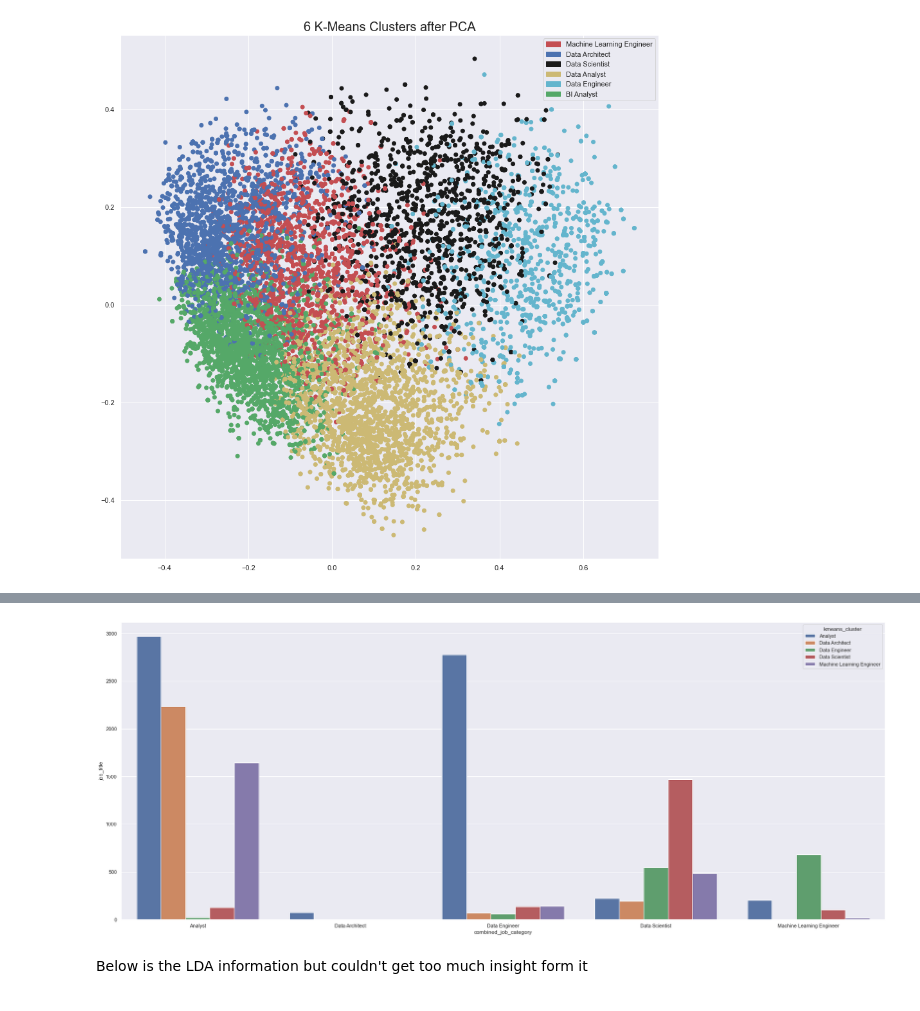
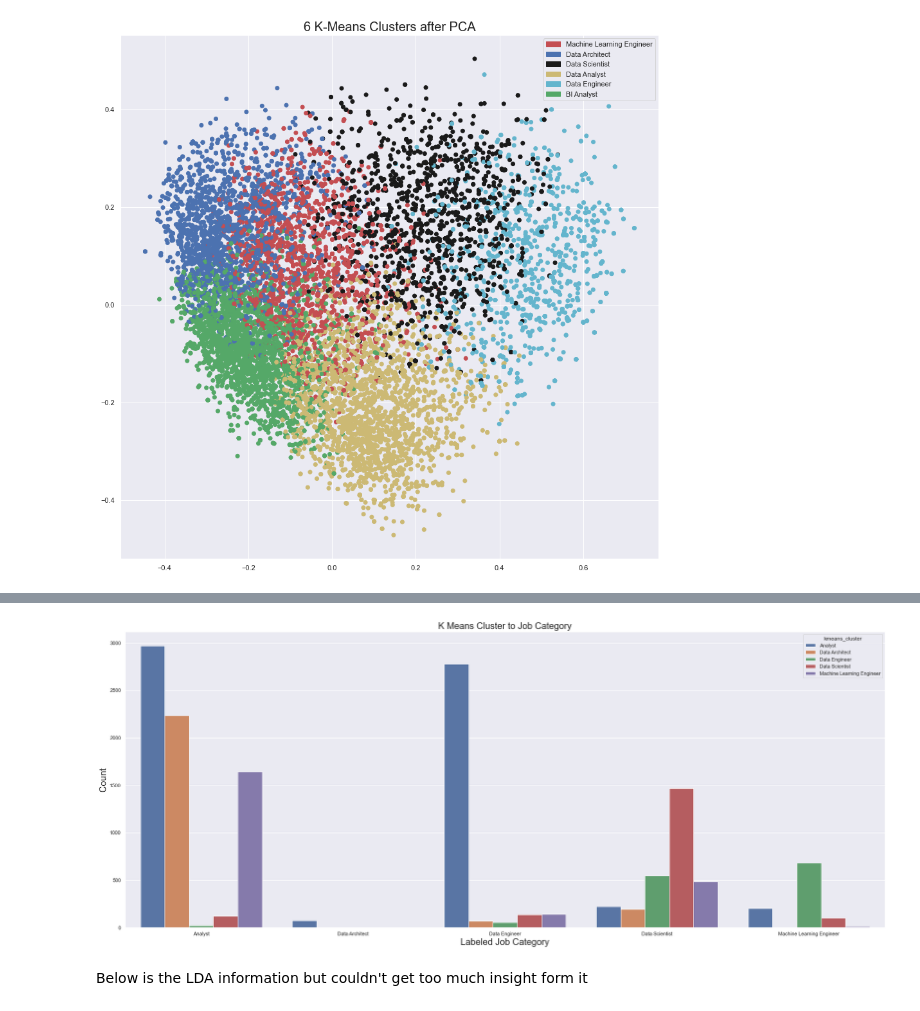
Before and after one commit to molieriAC/DSTools1_FinalProject, a Jupyter notebook: indeedFeatureExtraction.ipynb, the cells around one changed output, grey strips where cells are left out. Drawn from its saved outputs; the diff is of its cells as text; code cells hidden in the pictures.

Commit message:
final changes to the Feature Extraction file and a new image

```diff
--- a/indeedFeatureExtraction.ipynb
+++ b/indeedFeatureExtraction.ipynb
@@ -206,0 +219,7 @@ plt.savefig('Images/Count_of_Job_Posts_that_include_Salary_Range.png')
+# %%
+sns.set(rc={'figure.figsize':(22,12)})
+ax = sns.barplot(x='state', y='percentage', data=jobs_joined,ci=None)
+plt.title('Percentage of Job Posts that include Salary Range',fontsize = 20)
+plt.xlabel("State",fontsize=20)
+plt.ylabel("Percentage",fontsize=20)
+plt.savefig('Images/Perc_of_Job_Posts_that_include_Salary_Range.png')
@@ -247,7 +268,9 @@ stoplist = ["year", "experience", "opportunity", "employer", "sexual", "orientat
         "write", "within", "and/or", "qualify", "prefer", "policy", "vaccination", "vaccine", "time", "qualification", \
         "qualify", "be", "without", "want", "prefer", "through", "like", "within", "inclusive", "inclusion", "organization",\
         "leave", "base", "package", "bring", "must", "candidate",  "without", "diversity", ] \
-    + [word.lower() for company in indeed_df.company_name.unique() for word in company]
+    + [word.lower() for company in indeed_df.company_name.unique() for word in company.split(' ')] \
+    + [word.lower() for category in indeed_df.job_category.unique() for word in category.split(' ')] \
+    + [word.lower() for title in indeed_df.job_title.unique() for word in title.split(' ')]
 # %%
 def preprocess(text):
     """ 1. Removes Punctuations
@@ -423,13 +402,13 @@ sample_df
 # %%
 salary_by_job_state_mean = sample_df.loc[:,['kmeans_cluster','combined_job_category','job_title']].groupby(['combined_job_category', 'kmeans_cluster'])['job_title'].count().reset_index()
 sns.set(rc={'figure.figsize':(30,12)})
 ax = sns.barplot(x='combined_job_category', y='job_title', hue='kmeans_cluster', data=salary_by_job_state_mean)
-# plt.title('Average Salary by Job Category Colored by State',fontsize = 20)
-# plt.xlabel("Job Category",fontsize=20)
-# plt.ylabel("Average Salary",fontsize=20)
-# plt.savefig('Images/Average_Salary_by_Job_Category_by_State.png')
+plt.title('K Means Cluster to Job Category',fontsize = 20)
+plt.xlabel("Labeled Job Category",fontsize=20)
+plt.ylabel("Count",fontsize=20)
+plt.savefig('Images/KMeansClustertoJobCategory.png')
 # %% [output]
-[figure, old version]
+[figure, new version]
 # %% [markdown]
 Below is the LDA information but couldn't get too much insight form it
 # %% [markdown]
```
Also changed, not shown: parts of 15 cells of this notebook, 2 other files.
